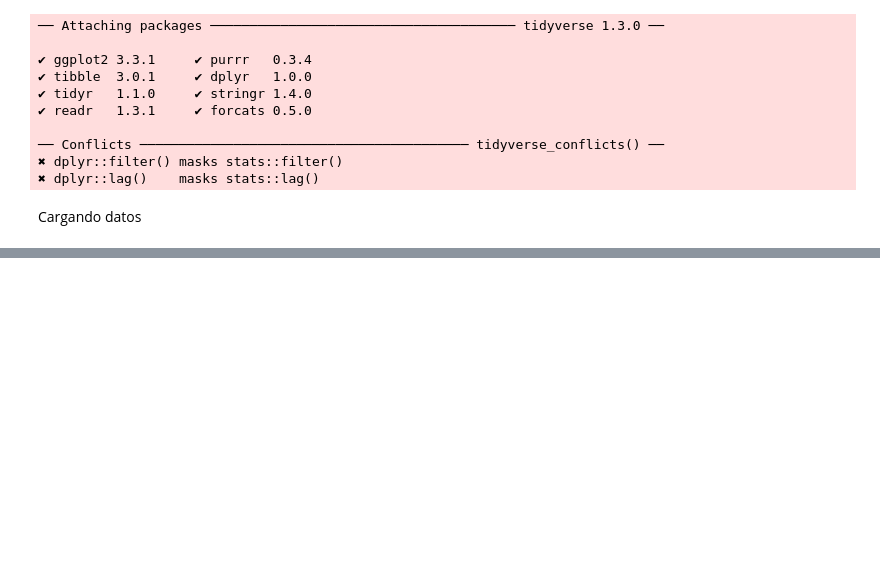
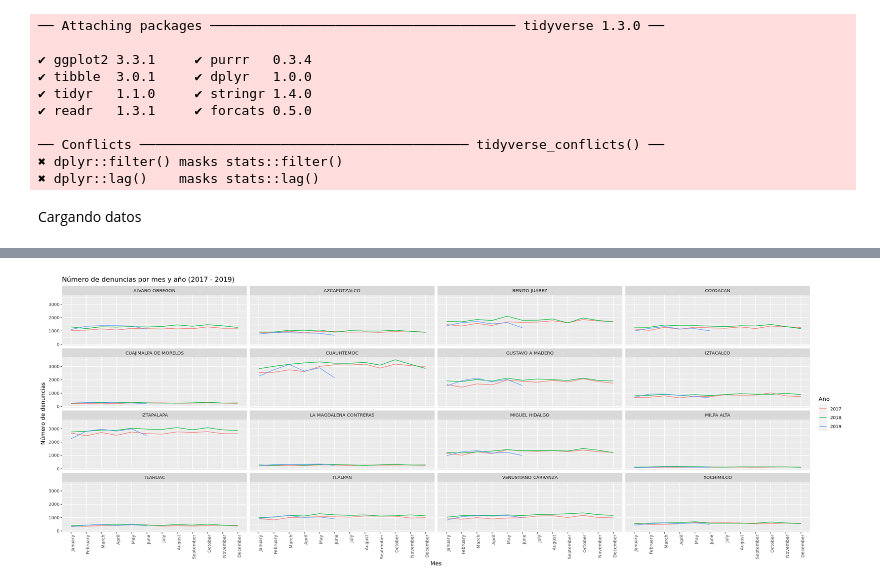
Before and after one commit to prope-2020-gh-classroom/practica-final-por-equipos-verano-2020-itam-atos-wk, a Jupyter notebook: analisis_descriptivo.ipynb, the cells around one changed output, grey strips where cells are left out. Saved outputs shown, nothing was run; the diff lists cells and outputs as text; code cells hidden in the pictures; blank space fills up the shorter version.

```diff
--- a/analisis_descriptivo.ipynb
+++ b/analisis_descriptivo.ipynb
@@ -250,0 +225,11 @@ gp1 +
+# %%
+gp1 +
+    geom_line(aes(x = mes, group = año, color = año),stat='count') +
+    theme(axis.text.x = element_text(angle = 90, hjust = 1)) +
+    facet_wrap(vars(alcaldia_hechos)) +
+    labs(x = 'Mes',
+         y = 'Número de denuncias',
+         title = 'Número de denuncias por mes y año (2017 - 2019)',
+         color = 'Año')
+# %% [output]
+[figure, added]
```
Also changed, not shown: parts of 54 cells of this notebook.
